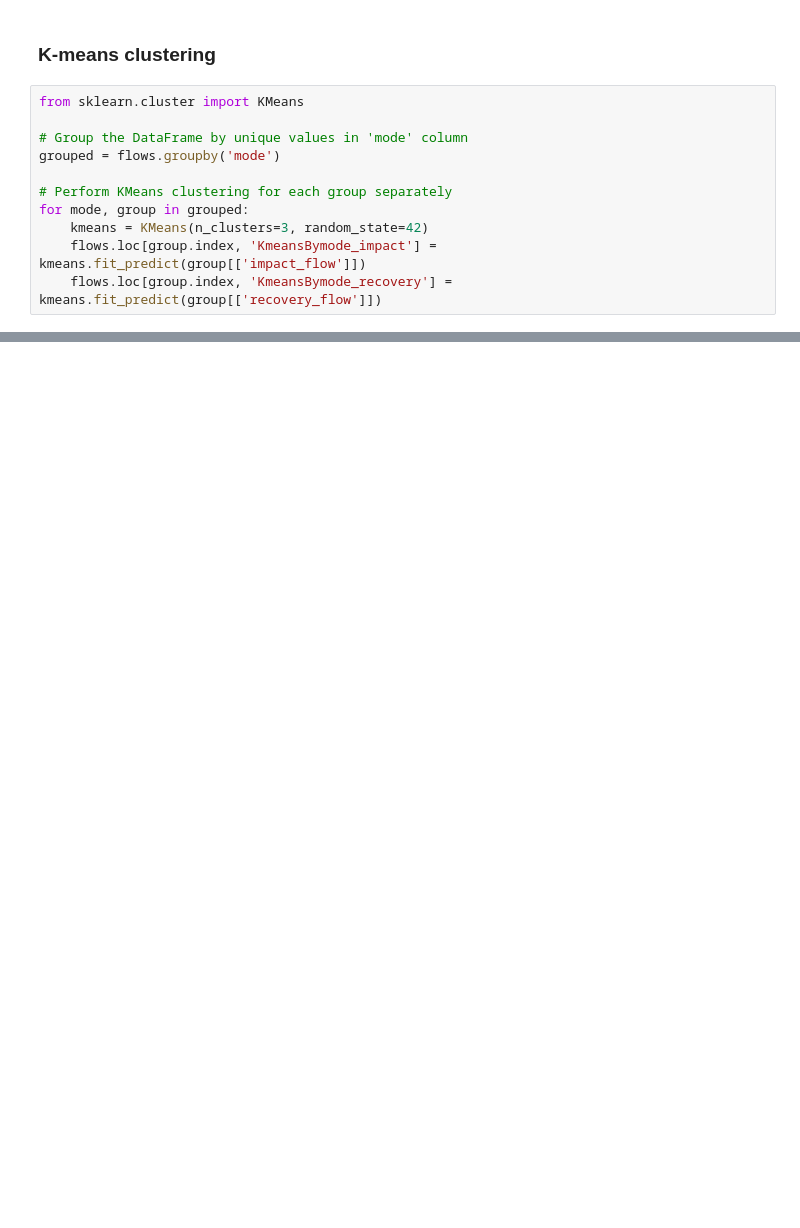
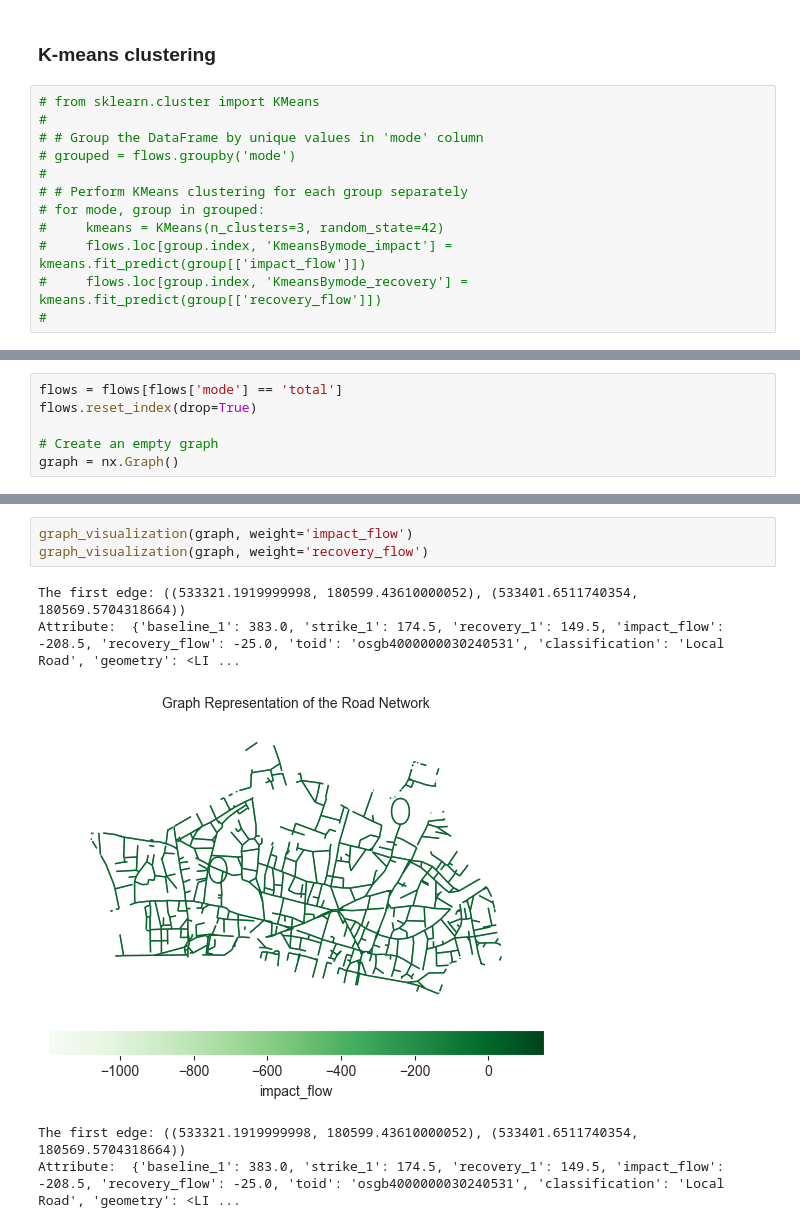
Before and after one commit to ZongheMa/Dissertation, a Jupyter notebook: Methodology.ipynb, the cells around one changed output, grey strips where cells are left out. Saved outputs shown, nothing was run; the diff lists cells and outputs as text; blank space fills up the shorter version.

```diff
--- a/Methodology.ipynb
+++ b/Methodology.ipynb
@@ -121,14 +156,15 @@ flows = flows.drop(columns=['index'],inplace=True)
 # %% [markdown]
 ### K-means clustering
 # %%
-from sklearn.cluster import KMeans
-
-# Group the DataFrame by unique values in 'mode' column
-grouped = flows.groupby('mode')
-
-# Perform KMeans clustering for each group separately
-for mode, group in grouped:
-    kmeans = KMeans(n_clusters=3, random_state=42)
-    flows.loc[group.index, 'KmeansBymode_impact'] = kmeans.fit_predict(group[['impact_flow']])
-    flows.loc[group.index, 'KmeansBymode_recovery'] = kmeans.fit_predict(group[['recovery_flow']])
+# from sklearn.cluster import KMeans
+#
+# # Group the DataFrame by unique values in 'mode' column
+# grouped = flows.groupby('mode')
+#
+# # Perform KMeans clustering for each group separately
+# for mode, group in grouped:
+#     kmeans = KMeans(n_clusters=3, random_state=42)
+#     flows.loc[group.index, 'KmeansBymode_impact'] = kmeans.fit_predict(group[['impact_flow']])
+#     flows.loc[group.index, 'KmeansBymode_recovery'] = kmeans.fit_predict(group[['recovery_flow']])
+#
 # %%
@@ -336,0 +277,6 @@ flows['cluster'] = clusters
+# %%
+flows = flows[flows['mode'] == 'total']
+flows.reset_index(drop=True)
+
+# Create an empty graph
+graph = nx.Graph()
@@ -336,0 +404,9 @@ flows['cluster'] = clusters
+# %%
+graph_visualization(graph, weight='impact_flow')
+graph_visualization(graph, weight='recovery_flow')
+# %% [output]
+The first edge: ((533321.1919999998, 180599.43610000052), (533401.6511740354, 180569.5704318664))
+Attribute:  {'baseline_1': 383.0, 'strike_1': 174.5, 'recovery_1': 149.5, 'impact_flow': -208.5, 'recovery_flow': -25.0, 'toid': 'osgb4000000030240531', 'classification': 'Local Road', 'geometry': <LI ...
+[figure, added]
+The first edge: ((533321.1919999998, 180599.43610000052), (533401.6511740354, 180569.5704318664))
+Attribute:  {'baseline_1': 383.0, 'strike_1': 174.5, 'recovery_1': 149.5, 'impact_flow': -208.5, 'recovery_flow': -25.0, 'toid': 'osgb4000000030240531', 'classification': 'Local Road', 'geometry': <LI ...
```
Also changed, not shown: parts of 18 cells of this notebook, 4 other files.
